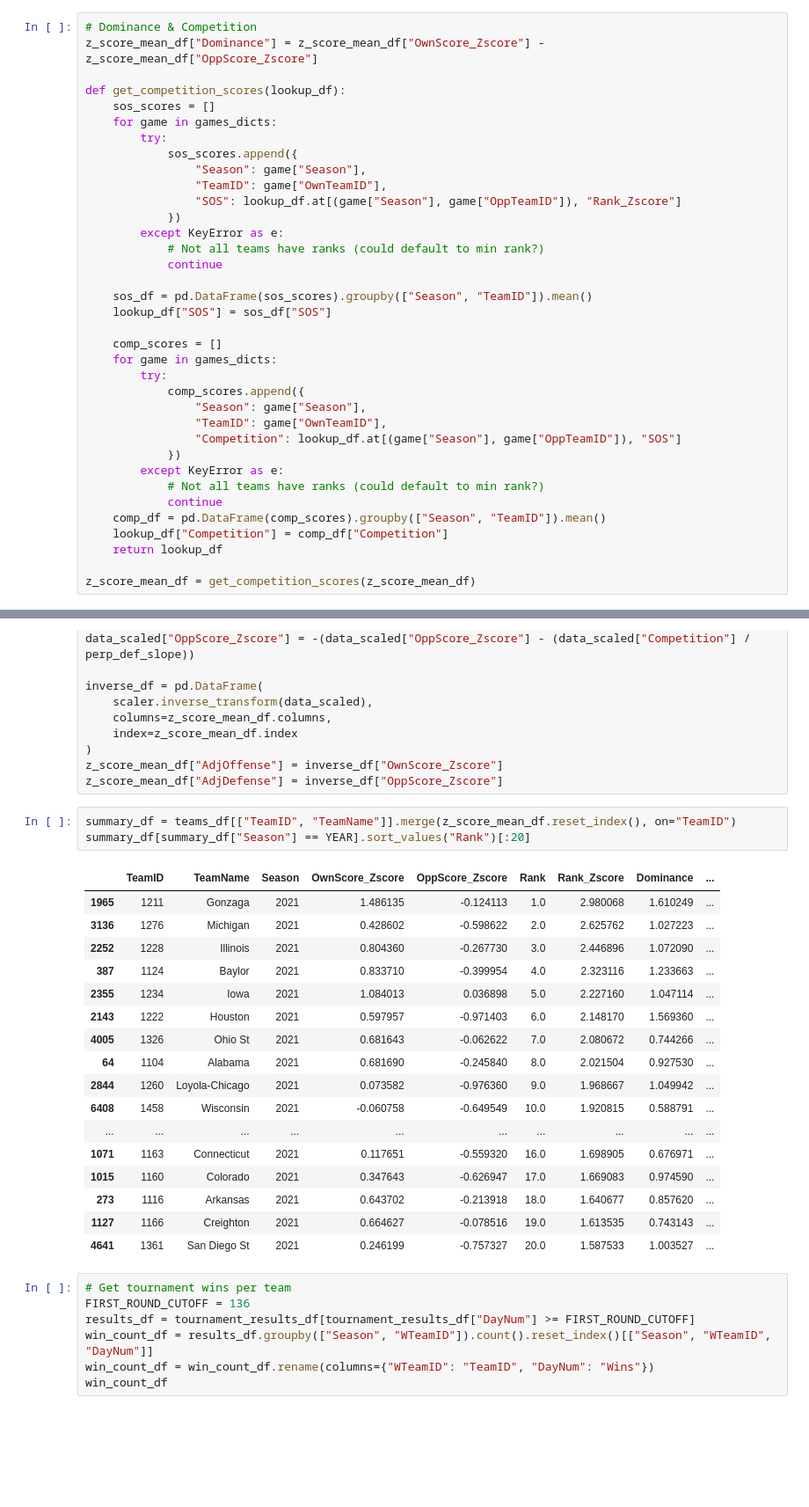
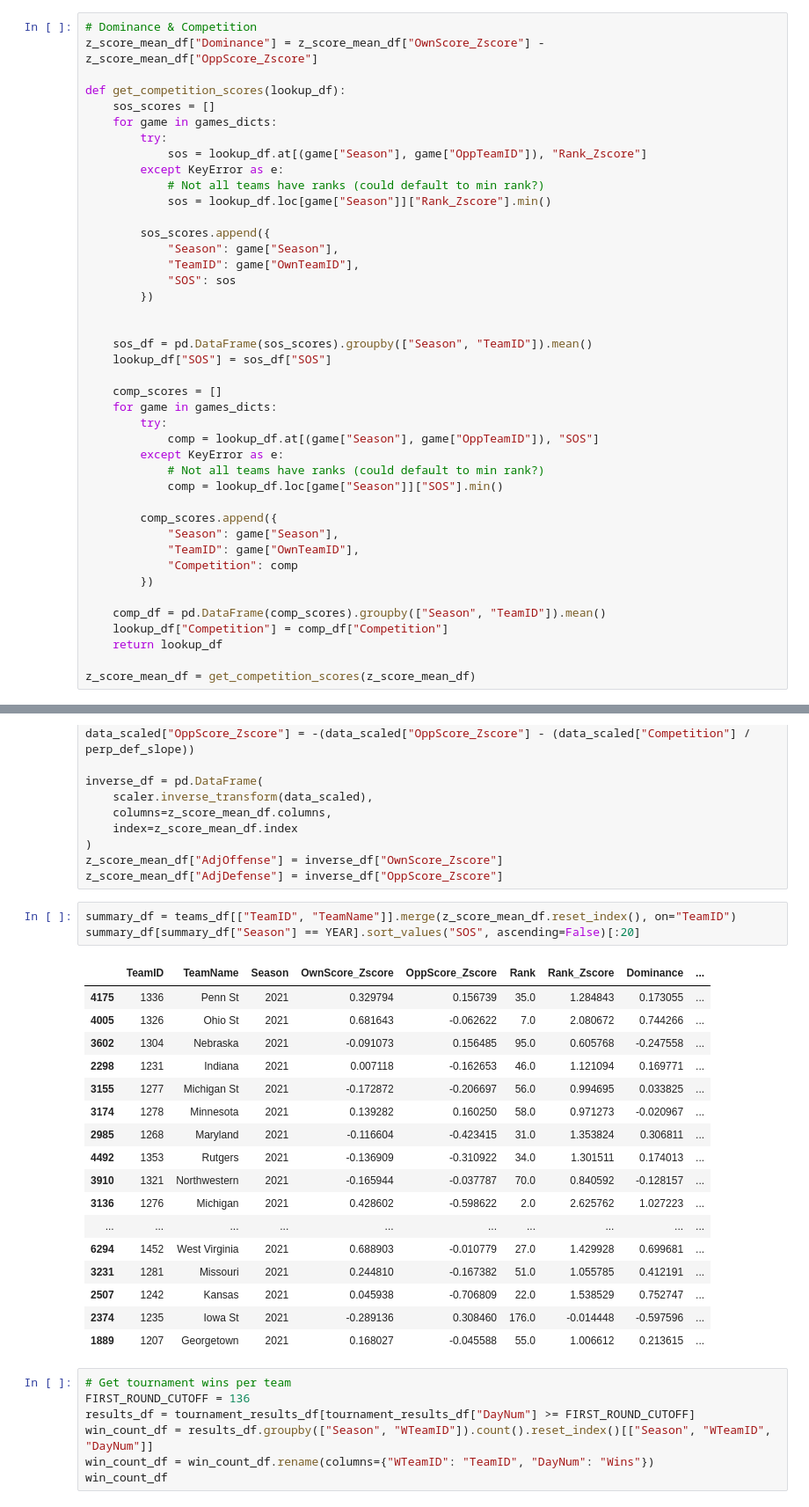
Before and after one commit to jamestwhedbee/jupyter_notebooks, a Jupyter notebook: MarchMadness/MarchMadnessFeatures.ipynb, the cells around one changed output, grey strips where cells are left out. Shown at 88% size. Drawn from its saved outputs; the diff is of its cells as text; blank space fills up the shorter version.

Commit message:
deault for unknown is lowest rank

```diff
--- a/MarchMadness/MarchMadnessFeatures.ipynb
+++ b/MarchMadness/MarchMadnessFeatures.ipynb
@@ -246,14 +226,17 @@ def get_competition_scores(lookup_df):
     sos_scores = []
     for game in games_dicts:
         try:
-            sos_scores.append({
-                "Season": game["Season"],
-                "TeamID": game["OwnTeamID"],
-                "SOS": lookup_df.at[(game["Season"], game["OppTeamID"]), "Rank_Zscore"]
-            })
+            sos = lookup_df.at[(game["Season"], game["OppTeamID"]), "Rank_Zscore"]
         except KeyError as e:
             # Not all teams have ranks (could default to min rank?)
-            continue
+            sos = lookup_df.loc[game["Season"]]["Rank_Zscore"].min()
+
+        sos_scores.append({
+            "Season": game["Season"],
+            "TeamID": game["OwnTeamID"],
+            "SOS": sos
+        })
+
 
     sos_df = pd.DataFrame(sos_scores).groupby(["Season", "TeamID"]).mean()
     lookup_df["SOS"] = sos_df["SOS"]
@@ -261,14 +244,17 @@ def get_competition_scores(lookup_df):
     comp_scores = []
     for game in games_dicts:
         try:
-            comp_scores.append({
-                "Season": game["Season"],
-                "TeamID": game["OwnTeamID"],
-                "Competition": lookup_df.at[(game["Season"], game["OppTeamID"]), "SOS"]
-            })
+            comp = lookup_df.at[(game["Season"], game["OppTeamID"]), "SOS"]
         except KeyError as e:
             # Not all teams have ranks (could default to min rank?)
-            continue
+            comp = lookup_df.loc[game["Season"]]["SOS"].min()
+
+        comp_scores.append({
+            "Season": game["Season"],
+            "TeamID": game["OwnTeamID"],
+            "Competition": comp
+        })
+
     comp_df = pd.DataFrame(comp_scores).groupby(["Season", "TeamID"]).mean()
     lookup_df["Competition"] = comp_df["Competition"]
     return lookup_df
@@ -317,25 +303,25 @@ z_score_mean_df["AdjOffense"] = inverse_df["OwnScore_Zscore"]
 z_score_mean_df["AdjDefense"] = inverse_df["OppScore_Zscore"]
 # %%
 summary_df = teams_df[["TeamID", "TeamName"]].merge(z_score_mean_df.reset_index(), on="TeamID")
-summary_df[summary_df["Season"] == YEAR].sort_values("Rank")[:20]
+summary_df[summary_df["Season"] == YEAR].sort_values("SOS", ascending=False)[:20]
 # %% [output]
 |  | TeamID | TeamName | Season | OwnScore_Zscore | OppScore_Zscore | Rank | Rank_Zscore | Dominance | ... |
-| 1965 | 1211 | Gonzaga | 2021 | 1.486135 | -0.124113 | 1.0 | 2.980068 | 1.610249 | ... |
+| 4175 | 1336 | Penn St | 2021 | 0.329794 | 0.156739 | 35.0 | 1.284843 | 0.173055 | ... |
+| 4005 | 1326 | Ohio St | 2021 | 0.681643 | -0.062622 | 7.0 | 2.080672 | 0.744266 | ... |
+| 3602 | 1304 | Nebraska | 2021 | -0.091073 | 0.156485 | 95.0 | 0.605768 | -0.247558 | ... |
+| 2298 | 1231 | Indiana | 2021 | 0.007118 | -0.162653 | 46.0 | 1.121094 | 0.169771 | ... |
+| 3155 | 1277 | Michigan St | 2021 | -0.172872 | -0.206697 | 56.0 | 0.994695 | 0.033825 | ... |
+| 3174 | 1278 | Minnesota | 2021 | 0.139282 | 0.160250 | 58.0 | 0.971273 | -0.020967 | ... |
+| 2985 | 1268 | Maryland | 2021 | -0.116604 | -0.423415 | 31.0 | 1.353824 | 0.306811 | ... |
+| 4492 | 1353 | Rutgers | 2021 | -0.136909 | -0.310922 | 34.0 | 1.301511 | 0.174013 | ... |
+| 3910 | 1321 | Northwestern | 2021 | -0.165944 | -0.037787 | 70.0 | 0.840592 | -0.128157 | ... |
 | 3136 | 1276 | Michigan | 2021 | 0.428602 | -0.598622 | 2.0 | 2.625762 | 1.027223 | ... |
-| 2252 | 1228 | Illinois | 2021 | 0.804360 | -0.267730 | 3.0 | 2.446896 | 1.072090 | ... |
-| 387 | 1124 | Baylor | 2021 | 0.833710 | -0.399954 | 4.0 | 2.323116 | 1.233663 | ... |
-| 2355 | 1234 | Iowa | 2021 | 1.084013 | 0.036898 | 5.0 | 2.227160 | 1.047114 | ... |
-| 2143 | 1222 | Houston | 2021 | 0.597957 | -0.971403 | 6.0 | 2.148170 | 1.569360 | ... |
-| 4005 | 1326 | Ohio St | 2021 | 0.681643 | -0.062622 | 7.0 | 2.080672 | 0.744266 | ... |
-| 64 | 1104 | Alabama | 2021 | 0.681690 | -0.245840 | 8.0 | 2.021504 | 0.927530 | ... |
-| 2844 | 1260 | Loyola-Chicago | 2021 | 0.073582 | -0.976360 | 9.0 | 1.968667 | 1.049942 | ... |
-| 6408 | 1458 | Wisconsin | 2021 | -0.060758 | -0.649549 | 10.0 | 1.920815 | 0.588791 | ... |
 | ... | ... | ... | ... | ... | ... | ... | ... | ... | ... |
-| 1071 | 1163 | Connecticut | 2021 | 0.117651 | -0.559320 | 16.0 | 1.698905 | 0.676971 | ... |
-| 1015 | 1160 | Colorado | 2021 | 0.347643 | -0.626947 | 17.0 | 1.669083 | 0.974590 | ... |
-| 273 | 1116 | Arkansas | 2021 | 0.643702 | -0.213918 | 18.0 | 1.640677 | 0.857620 | ... |
-| 1127 | 1166 | Creighton | 2021 | 0.664627 | -0.078516 | 19.0 | 1.613535 | 0.743143 | ... |
-| 4641 | 1361 | San Diego St | 2021 | 0.246199 | -0.757327 | 20.0 | 1.587533 | 1.003527 | ... |
+| 6294 | 1452 | West Virginia | 2021 | 0.688903 | -0.010779 | 27.0 | 1.429928 | 0.699681 | ... |
+| 3231 | 1281 | Missouri | 2021 | 0.244810 | -0.167382 | 51.0 | 1.055785 | 0.412191 | ... |
+| 2507 | 1242 | Kansas | 2021 | 0.045938 | -0.706809 | 22.0 | 1.538529 | 0.752747 | ... |
+| 2374 | 1235 | Iowa St | 2021 | -0.289136 | 0.308460 | 176.0 | -0.014448 | -0.597596 | ... |
+| 1889 | 1207 | Georgetown | 2021 | 0.168027 | -0.045588 | 55.0 | 1.006612 | 0.213615 | ... |
 # %%
 # Get tournament wins per team
 FIRST_ROUND_CUTOFF = 136
```
Also changed, not shown: parts of 2 cells of this notebook.
